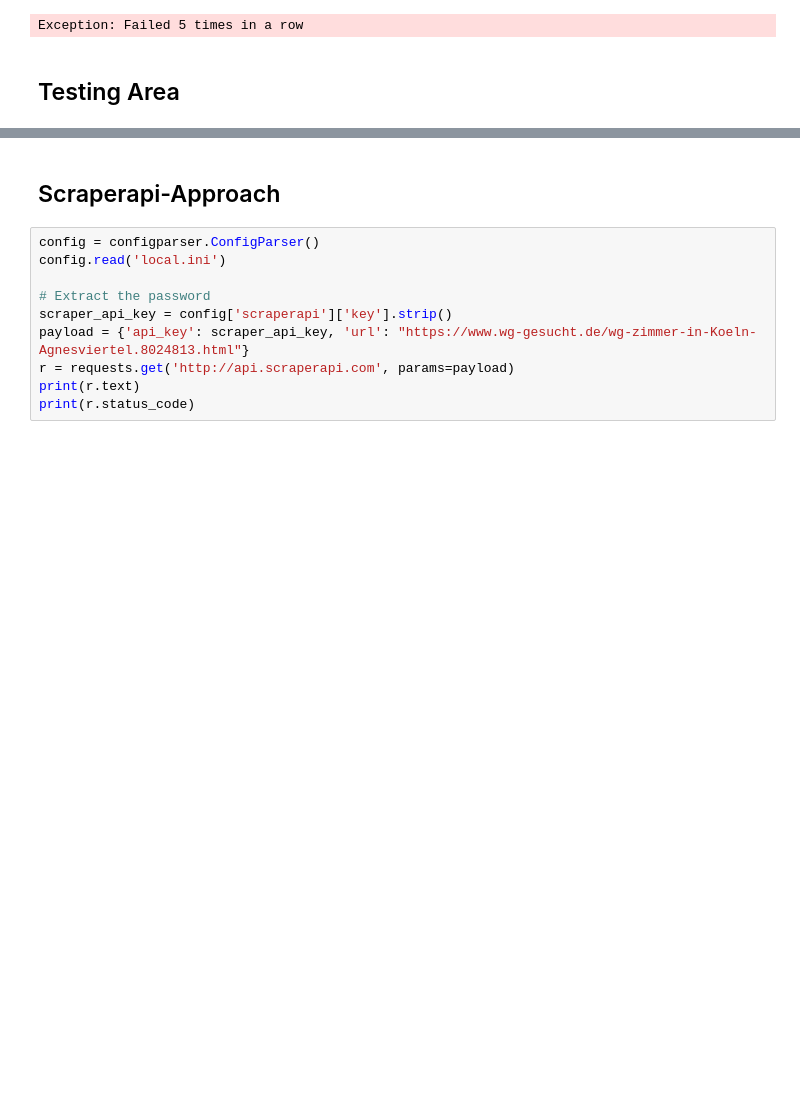
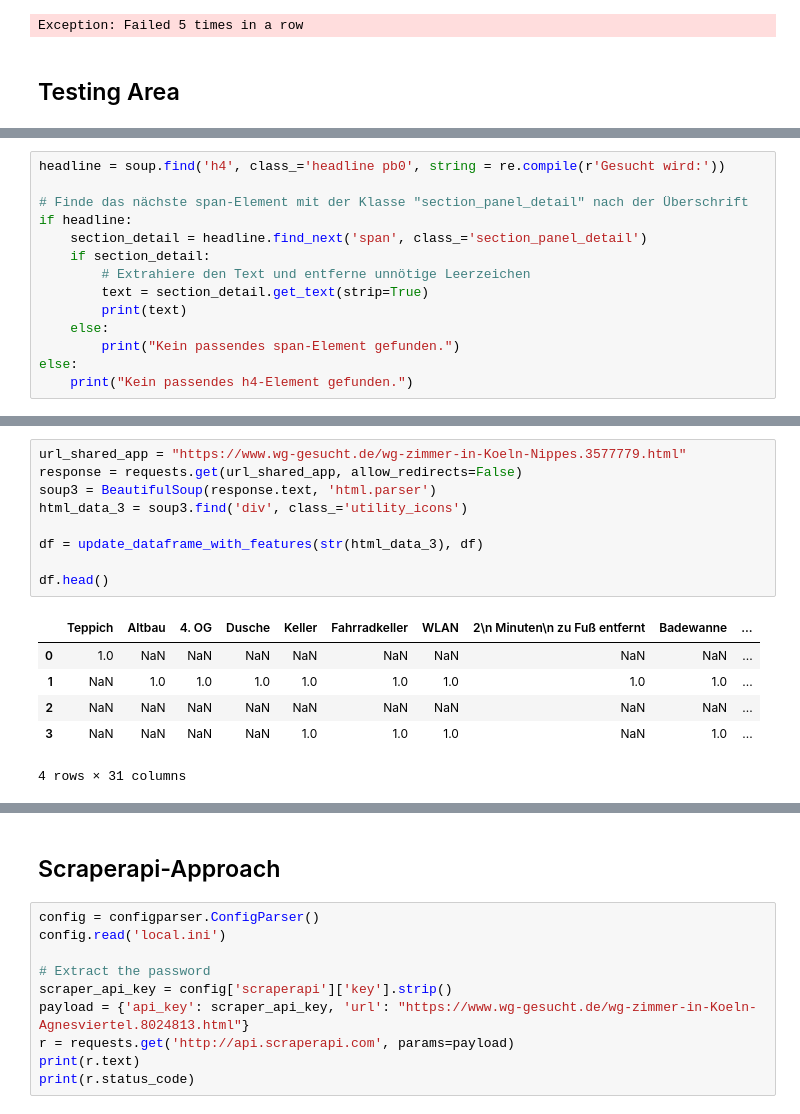
Before and after one commit to iwh-halle/fdap-2024-julian-456, a Jupyter notebook: appartment_analysis/test_web_scrap.ipynb, the cells around one changed output, grey strips where cells are left out. Drawn from its saved outputs; the diff is of its cells as text; blank space fills up the shorter version.

Commit message:
added more webscraping to the original project: - wg Details - Angaben zum Objekt - Beschreibungen

```diff
--- a/appartment_analysis/test_web_scrap.ipynb
+++ b/appartment_analysis/test_web_scrap.ipynb
@@ -329,0 +455,14 @@ frei bis:
+# %%
+headline = soup.find('h4', class_='headline pb0', string = re.compile(r'Gesucht wird:'))
+
+# Finde das nächste span-Element mit der Klasse "section_panel_detail" nach der Überschrift
+if headline:
+    section_detail = headline.find_next('span', class_='section_panel_detail')
+    if section_detail:
+        # Extrahiere den Text und entferne unnötige Leerzeichen
+        text = section_detail.get_text(strip=True)
+        print(text)
+    else:
+        print("Kein passendes span-Element gefunden.")
+else:
+    print("Kein passendes h4-Element gefunden.")
@@ -329,0 +585,16 @@ frei bis:
+# %%
+url_shared_app = "https://www.wg-gesucht.de/wg-zimmer-in-Koeln-Nippes.3577779.html"
+response = requests.get(url_shared_app, allow_redirects=False)
+soup3 = BeautifulSoup(response.text, 'html.parser')
+html_data_3 = soup3.find('div', class_='utility_icons')
+
+df = update_dataframe_with_features(str(html_data_3), df)
+
+df.head()
+# %% [output]
+|  | Teppich | Altbau | 4. OG | Dusche | Keller | Fahrradkeller | WLAN | 2\n Minuten\n zu Fuß entfernt | Badewanne | ... |
+| 0 | 1.0 | NaN | NaN | NaN | NaN | NaN | NaN | NaN | NaN | ... |
+| 1 | NaN | 1.0 | 1.0 | 1.0 | 1.0 | 1.0 | 1.0 | 1.0 | 1.0 | ... |
+| 2 | NaN | NaN | NaN | NaN | NaN | NaN | NaN | NaN | NaN | ... |
+| 3 | NaN | NaN | NaN | NaN | 1.0 | 1.0 | 1.0 | NaN | 1.0 | ... |
+4 rows × 31 columns
```
Also changed, not shown: parts of 12 cells of this notebook.
